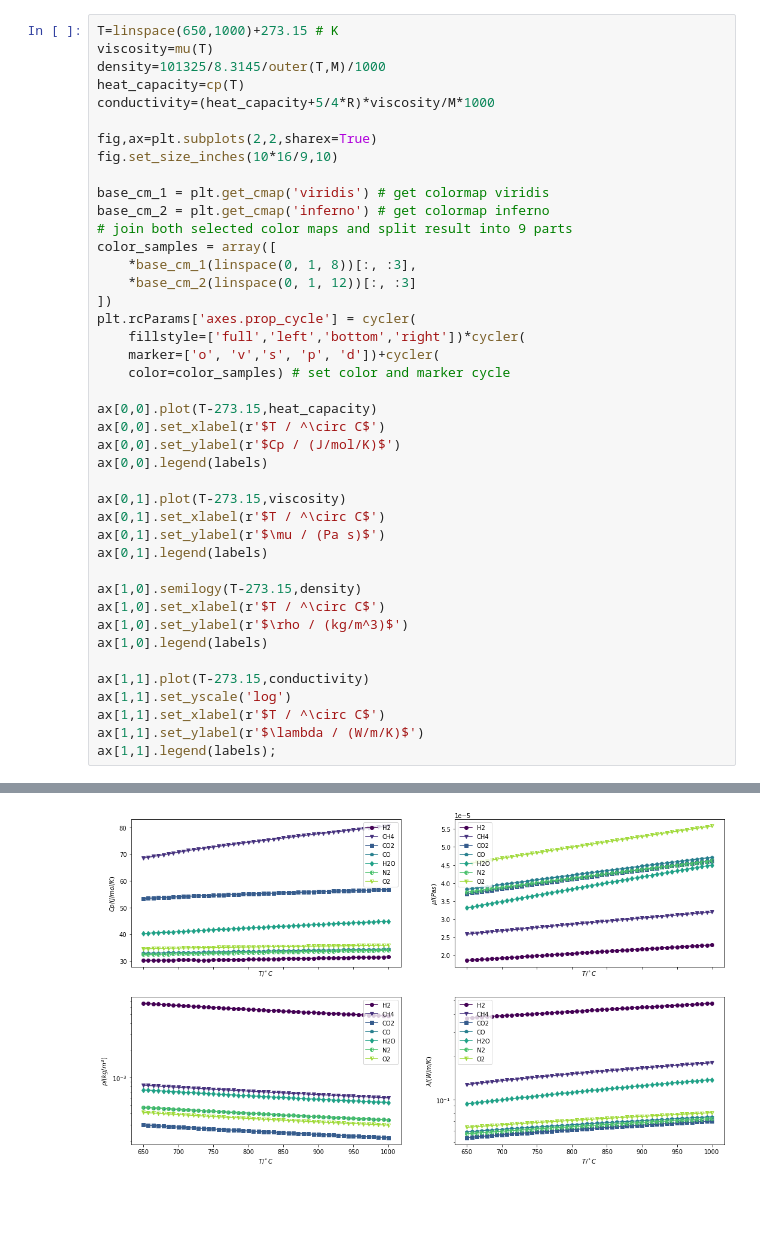
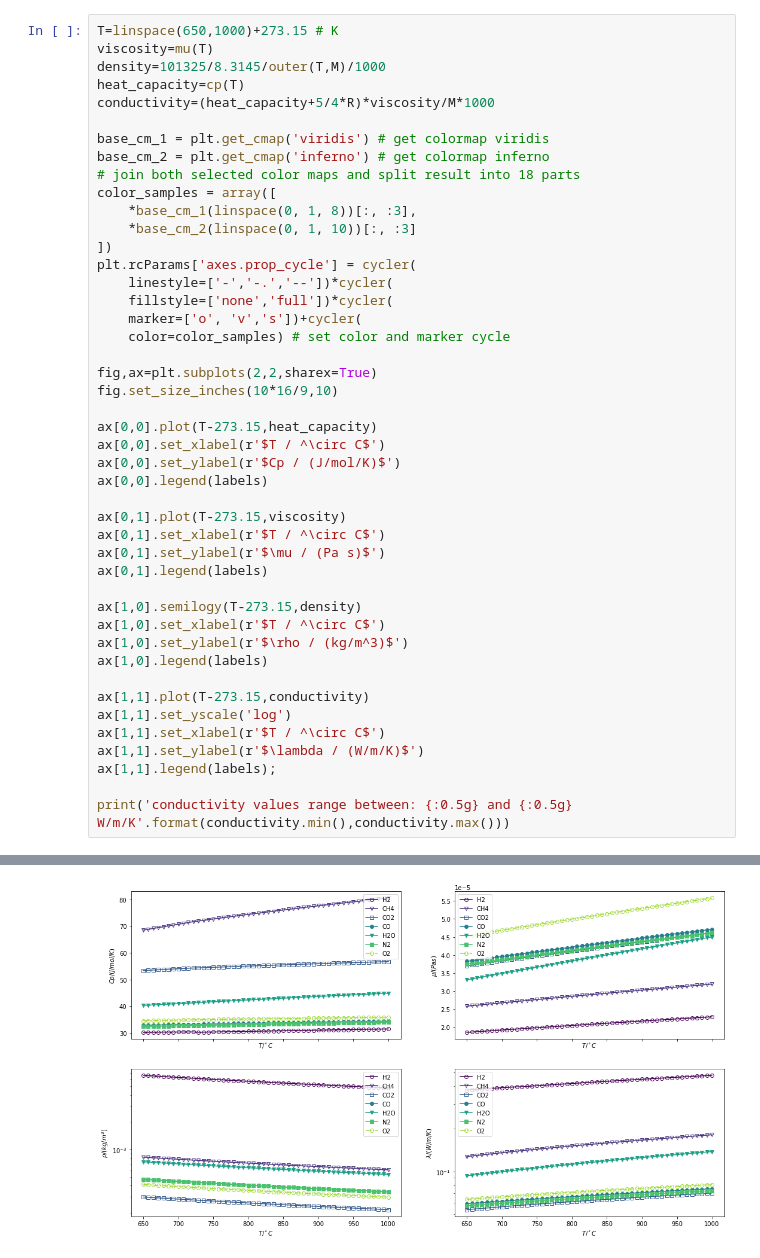
Before and after one commit to santiago-salas-v/walas, a Jupyter notebook: gas_properties.ipynb, the cells around one changed output, grey strips where cells are left out. Cells and saved outputs as stored; diff of their text form; blank space fills up the shorter version.

```diff
--- a/gas_properties.ipynb
+++ b/gas_properties.ipynb
@@ -165,20 +177,21 @@ density=101325/8.3145/outer(T,M)/1000
 heat_capacity=cp(T)
 conductivity=(heat_capacity+5/4*R)*viscosity/M*1000
 
+base_cm_1 = plt.get_cmap('viridis') # get colormap viridis
+base_cm_2 = plt.get_cmap('inferno') # get colormap inferno
+# join both selected color maps and split result into 18 parts
+color_samples = array([
+    *base_cm_1(linspace(0, 1, 8))[:, :3],
+    *base_cm_2(linspace(0, 1, 10))[:, :3]
+])
+plt.rcParams['axes.prop_cycle'] = cycler(
+    linestyle=['-','-.','--'])*cycler(
+    fillstyle=['none','full'])*cycler(
+    marker=['o', 'v','s'])+cycler(
+    color=color_samples) # set color and marker cycle
+
 fig,ax=plt.subplots(2,2,sharex=True)
 fig.set_size_inches(10*16/9,10)
-
-base_cm_1 = plt.get_cmap('viridis') # get colormap viridis
-base_cm_2 = plt.get_cmap('inferno') # get colormap inferno
-# join both selected color maps and split result into 9 parts
-color_samples = array([
-    *base_cm_1(linspace(0, 1, 8))[:, :3],
-    *base_cm_2(linspace(0, 1, 12))[:, :3]
-])
-plt.rcParams['axes.prop_cycle'] = cycler(
-    fillstyle=['full','left','bottom','right'])*cycler(
-    marker=['o', 'v','s', 'p', 'd'])+cycler(
-    color=color_samples) # set color and marker cycle
 
 ax[0,0].plot(T-273.15,heat_capacity)
 ax[0,0].set_xlabel(r'$T / ^\circ C$')
@@ -200,4 +213,6 @@ ax[1,1].set_yscale('log')
 ax[1,1].set_xlabel(r'$T / ^\circ C$')
 ax[1,1].set_ylabel(r'$\lambda / (W/m/K)$')
 ax[1,1].legend(labels);
+
+print('conductivity values range between: {:0.5g} and {:0.5g} W/m/K'.format(conductivity.min(),conductivity.max()))
 # %% [output]
@@ -204 +220 @@ ax[1,1].legend(labels);
-[figure, old version]
+[figure, new version]
```
Also changed, not shown: parts of 5 cells of this notebook.
